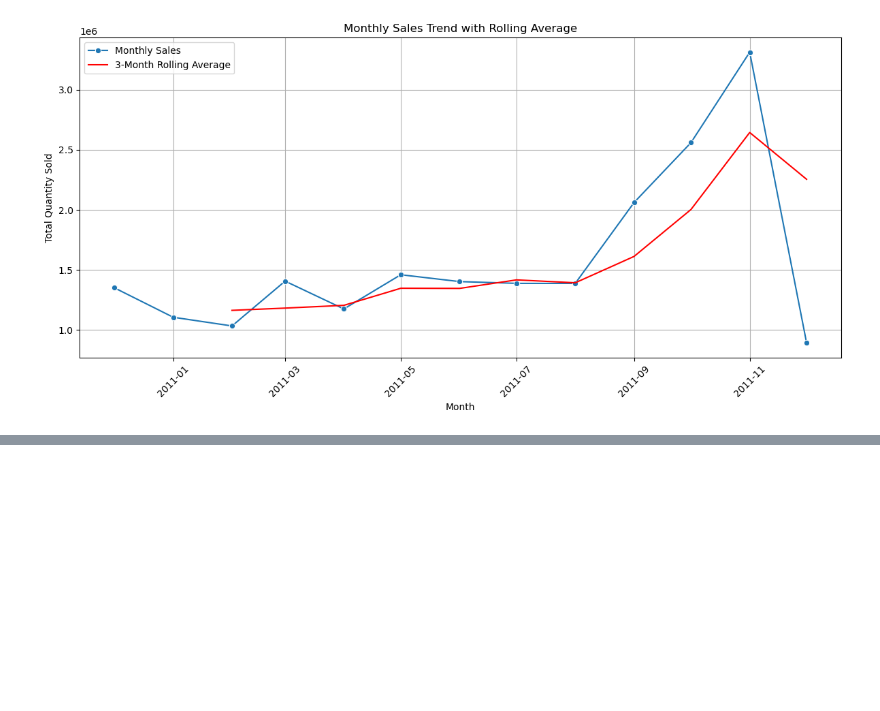
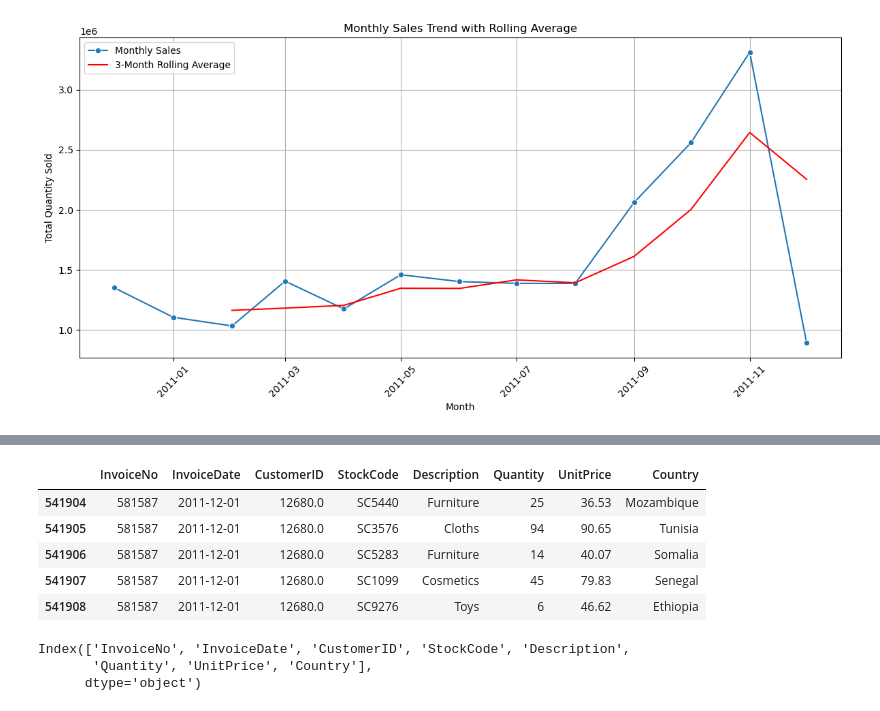
Before and after one commit to joachinhimself/Cohort-Analysis, a Jupyter notebook: Notebook/Cohort Analysis.ipynb, the cells around one changed output, grey strips where cells are left out. Drawn from its saved outputs; the diff is of its cells as text; code cells hidden in the pictures; blank space fills up the shorter version.

```diff
--- a/Notebook/Cohort Analysis.ipynb
+++ b/Notebook/Cohort Analysis.ipynb
@@ -373,0 +406,14 @@ plt.show()
+# %%
+# creating Invoice month
+def get_month(x):
+    return dt.datetime(x.year, x.month, 1)
+# %%
+df["InvoiceDate"]  = df["InvoiceDate"].apply(get_month)
+df.tail()
+# %% [output]
+|  | InvoiceNo | InvoiceDate | CustomerID | StockCode | Description | Quantity | UnitPrice | Country |
+| 541904 | 581587 | 2011-12-01 | 12680.0 | SC5440 | Furniture | 25 | 36.53 | Mozambique |
+| 541905 | 581587 | 2011-12-01 | 12680.0 | SC3576 | Cloths | 94 | 90.65 | Tunisia |
+| 541906 | 581587 | 2011-12-01 | 12680.0 | SC5283 | Furniture | 14 | 40.07 | Somalia |
+| 541907 | 581587 | 2011-12-01 | 12680.0 | SC1099 | Cosmetics | 45 | 79.83 | Senegal |
+| 541908 | 581587 | 2011-12-01 | 12680.0 | SC9276 | Toys | 6 | 46.62 | Ethiopia |
@@ -373,0 +434,7 @@ plt.show()
+# %%
+df.head() # Display the first few rows
+df.columns  # Display the column names
+# %% [output]
+Index(['InvoiceNo', 'InvoiceDate', 'CustomerID', 'StockCode', 'Description',
+       'Quantity', 'UnitPrice', 'Country'],
+      dtype='object')
```
Also changed, not shown: parts of 14 cells of this notebook.
